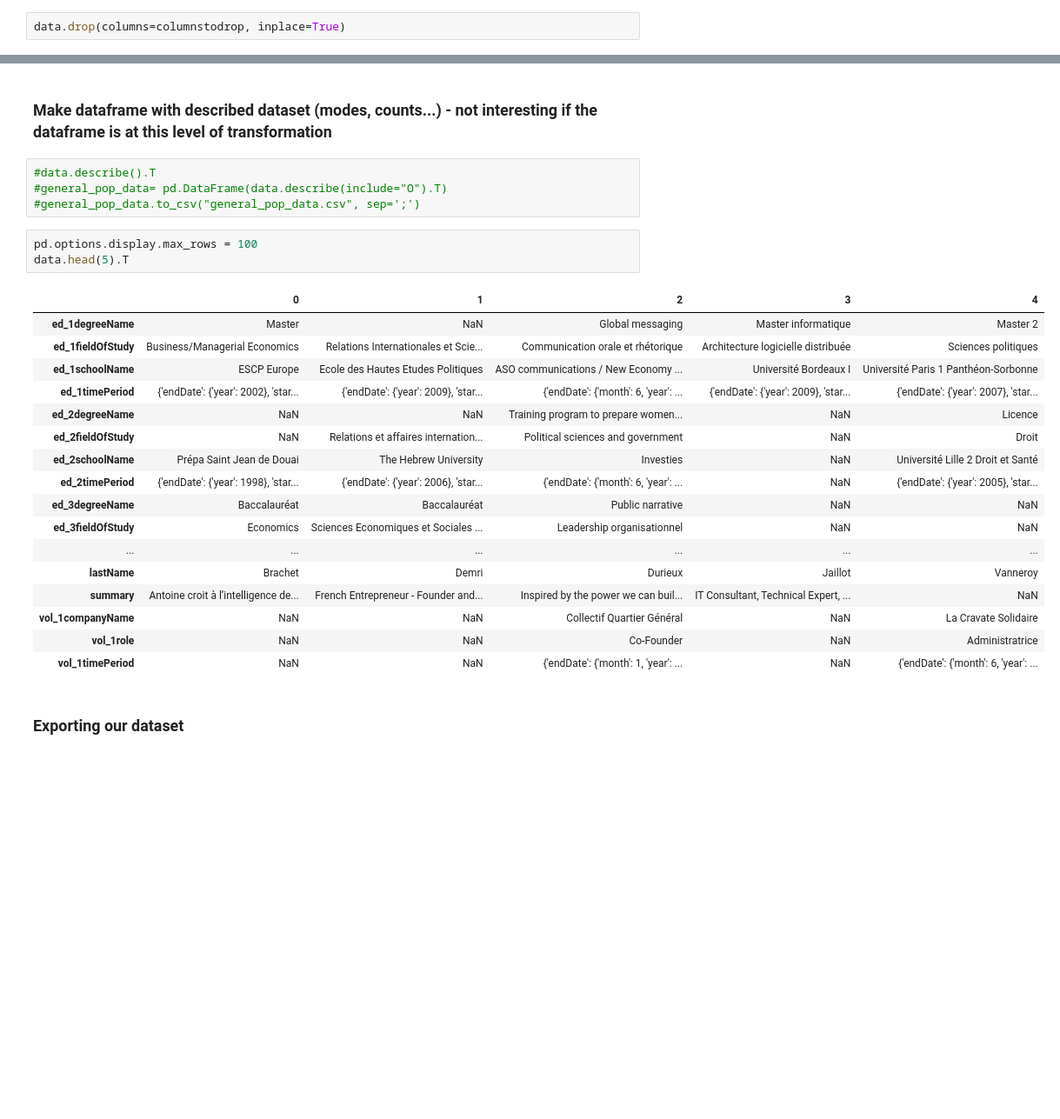
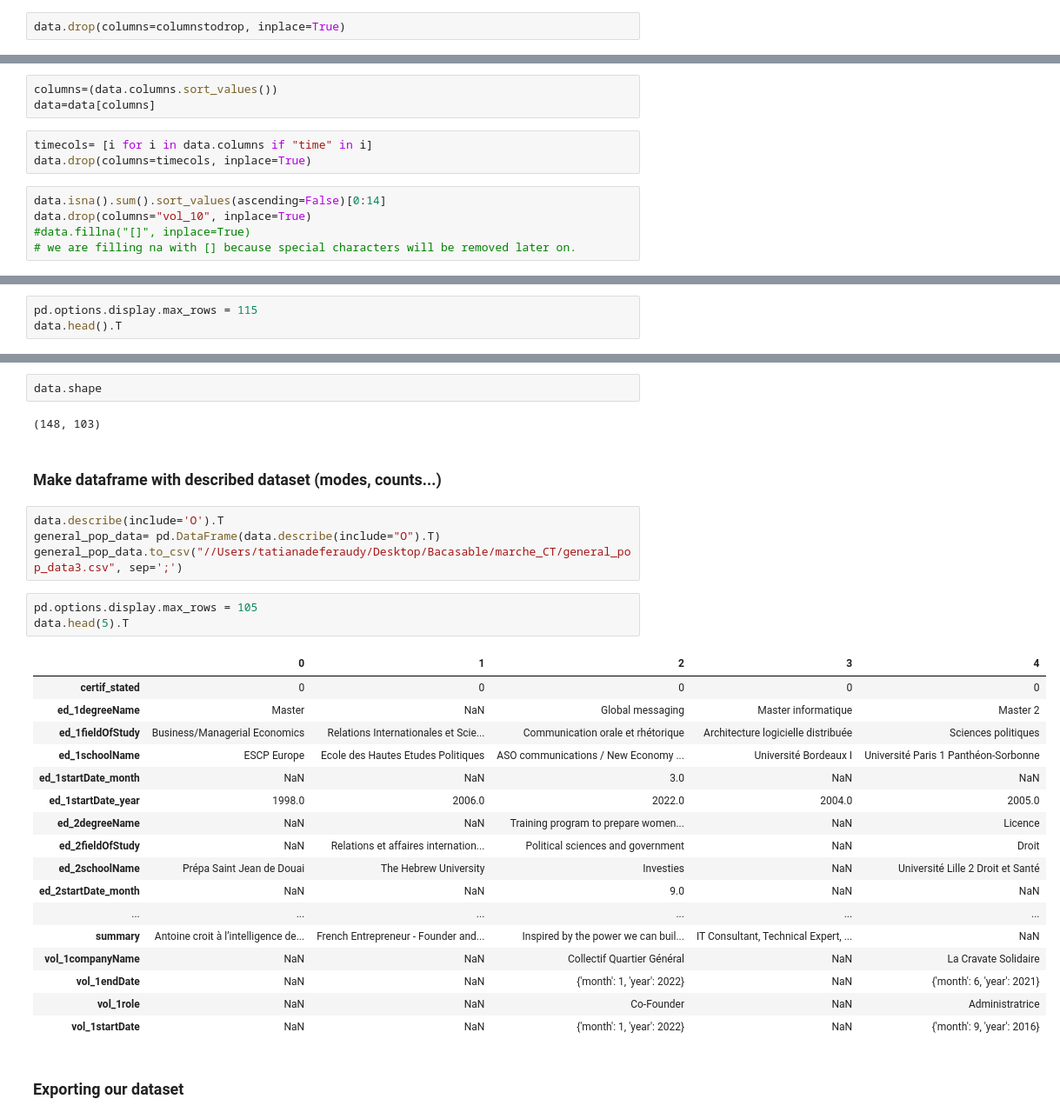
Before and after one commit to tatdef/IH_final_project, a Jupyter notebook: 5_modeling/making_database_3.ipynb, the cells around one changed output, grey strips where cells are left out. Shown at 87% size. Cells and saved outputs as stored; diff of their text form; blank space fills up the shorter version.

```diff
--- a/5_modeling/making_database_3.ipynb
+++ b/5_modeling/making_database_3.ipynb
@@ -260,0 +366,11 @@ data.shape
+# %%
+columns=(data.columns.sort_values())
+data=data[columns]
+# %%
+timecols= [i for i in data.columns if "time" in i]
+data.drop(columns=timecols, inplace=True)
+# %%
+data.isna().sum().sort_values(ascending=False)[0:14]
+data.drop(columns="vol_10", inplace=True)
+#data.fillna("[]", inplace=True)
+# we are filling na with [] because special characters will be removed later on.
@@ -260,0 +379,3 @@ data.shape
+# %%
+pd.options.display.max_rows = 115
+data.head().T
@@ -261,30 +400,34 @@ data.shape
+# %%
+data.shape
+# %% [output]
+(148, 103)
 # %% [markdown]
-### Make dataframe with described dataset (modes, counts...) - not interesting if the dataframe is at this level of transformation
+### Make dataframe with described dataset (modes, counts...)
 # %%
-#data.describe().T
-#general_pop_data= pd.DataFrame(data.describe(include="O").T)
-#general_pop_data.to_csv("general_pop_data.csv", sep=';')
+data.describe(include='O').T
+general_pop_data= pd.DataFrame(data.describe(include="O").T)
+general_pop_data.to_csv("//Users/tatianadeferaudy/Desktop/Bacasable/marche_CT/general_pop_data3.csv", sep=';')
 # %%
-pd.options.display.max_rows = 100
+pd.options.display.max_rows = 105
 data.head(5).T
 # %% [output]
 |  | 0 | 1 | 2 | 3 | 4 |
+| certif_stated | 0 | 0 | 0 | 0 | 0 |
 | ed_1degreeName | Master | NaN | Global messaging | Master informatique | Master 2 |
 | ed_1fieldOfStudy | Business/Managerial Economics | Relations Internationales et Scie... | Communication orale et rhétorique | Architecture logicielle distribuée | Sciences politiques |
 | ed_1schoolName | ESCP Europe | Ecole des Hautes Etudes Politiques | ASO communications / New Economy ... | Université Bordeaux I | Université Paris 1 Panthéon-Sorbonne |
-| ed_1timePeriod | {'endDate': {'year': 2002}, 'star... | {'endDate': {'year': 2009}, 'star... | {'endDate': {'month': 6, 'year': ... | {'endDate': {'year': 2009}, 'star... | {'endDate': {'year': 2007}, 'star... |
+| ed_1startDate_month | NaN | NaN | 3.0 | NaN | NaN |
+| ed_1startDate_year | 1998.0 | 2006.0 | 2022.0 | 2004.0 | 2005.0 |
 | ed_2degreeName | NaN | NaN | Training program to prepare women... | NaN | Licence |
 | ed_2fieldOfStudy | NaN | Relations et affaires internation... | Political sciences and government | NaN | Droit |
 | ed_2schoolName | Prépa Saint Jean de Douai | The Hebrew University | Investies | NaN | Université Lille 2 Droit et Santé |
-| ed_2timePeriod | {'endDate': {'year': 1998}, 'star... | {'endDate': {'year': 2006}, 'star... | {'endDate': {'month': 6, 'year': ... | NaN | {'endDate': {'year': 2005}, 'star... |
-| ed_3degreeName | Baccalauréat | Baccalauréat | Public narrative | NaN | NaN |
-| ed_3fieldOfStudy | Economics | Sciences Economiques et Sociales ... | Leadership organisationnel | NaN | NaN |
+| ed_2startDate_month | NaN | NaN | 9.0 | NaN | NaN |
 | ... | ... | ... | ... | ... | ... |
-| lastName | Brachet | Demri | Durieux | Jaillot | Vanneroy |
 | summary | Antoine croit à l’intelligence de... | French Entrepreneur - Founder and... | Inspired by the power we can buil... | IT Consultant, Technical Expert, ... | NaN |
 | vol_1companyName | NaN | NaN | Collectif Quartier Général | NaN | La Cravate Solidaire |
+| vol_1endDate | NaN | NaN | {'month': 1, 'year': 2022} | NaN | {'month': 6, 'year': 2021} |
 | vol_1role | NaN | NaN | Co-Founder | NaN | Administratrice |
-| vol_1timePeriod | NaN | NaN | {'endDate': {'month': 1, 'year': ... | NaN | {'endDate': {'month': 6, 'year': ... |
+| vol_1startDate | NaN | NaN | {'month': 1, 'year': 2022} | NaN | {'month': 9, 'year': 2016} |
 # %% [markdown]
 ### Exporting our dataset
 # %%
```
Also changed, not shown: parts of 48 cells of this notebook.
